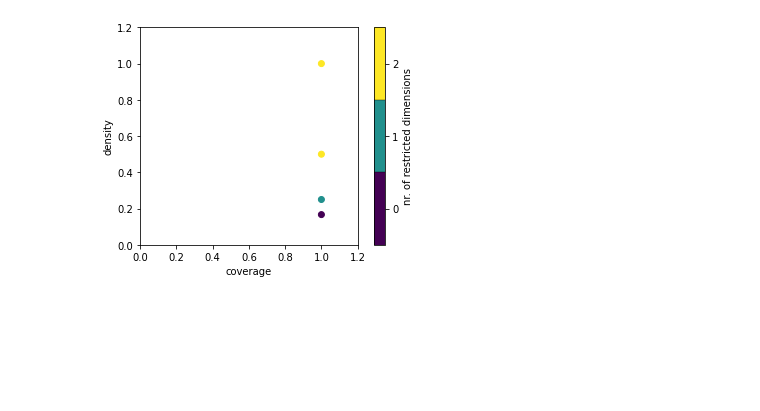
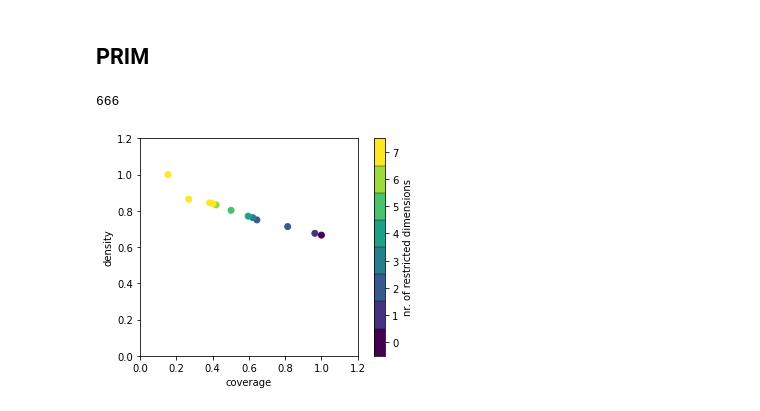
Before and after one commit to floristevito/CrowdSim, a Jupyter notebook: analysis/open_exploration_results.ipynb, the cells around one changed output. Drawn from its saved outputs; the diff is of its cells as text; code cells hidden in the pictures; blank space fills up the shorter version.

Commit message:
initial open exploration

```diff
--- a/analysis/open_exploration_results.ipynb
+++ b/analysis/open_exploration_results.ipynb
@@ -6,2 +16,10 @@ import matplotlib.pyplot as plt
 # %%
-experiments, results = load_results('../data/output/EMA/resultsPrim.tar.gz')
+# load orginal data
+experiments_original, results = load_results('../data/output/EMA/resultsOpenExploration.tar.gz')
+# %%
+# convert groupforming column in experiments to readable format
+# e.g. [0.5, 0.38, 0.075, 0.03, 0.015] translates to 50% groupForming
+groups = {str([[round(0.5 - num/100, 2), round(0.38 + num/100, 2), 0.075, 0.03, 0.015] for i in range(4)]):(50 + num) for num in range(0, 36)}
+experiments = experiments_original.copy()
+experiments = experiments.astype({'groupForming': str})
+experiments = experiments.replace({'groupForming': groups})
@@ -8,10 +138,26 @@ experiments, results = load_results('../data/output/EMA/resultsPrim.tar.gz')
+# %% [markdown]
+## PRIM
 # %%
 x = experiments
-y = results['meanSpeed'] < np.percentile(results['meanSpeed'], 10)
+y = (
+    (results['meanSpeed'] < np.percentile(results['meanSpeed'], 25)) |
+    (results['meanDensityArea1'] > np.percentile(results['meanDensityArea1'], 75)) |
+    (results['maxDensityArea1'] > 1) |
+    (results['meanDensityArea2'] > np.percentile(results['meanDensityArea2'], 75)) |
+    (results['maxDensityArea2'] > 1) |
+    (results['meanDensityArea3'] > np.percentile(results['meanDensityArea3'], 75)) |
+    (results['maxDensityArea3'] > 1) |
+    (results['meanDensityArea4'] > np.percentile(results['meanDensityArea4'], 75)) |
+    (results['maxDensityArea4'] > 1)
+)
 prim_alg = prim.Prim(x, y, threshold=0.8)
-box1 = prim_alg.find_box()
+box = prim_alg.find_box()
+# %%
+sum(y)
+# %% [output]
+666
 # %%
-box1.show_tradeoff()
+box.show_tradeoff()
 plt.show()
 # %% [output]
-[figure, old version]
+[figure, new version]
```
Also changed, not shown: parts of 19 cells of this notebook.
